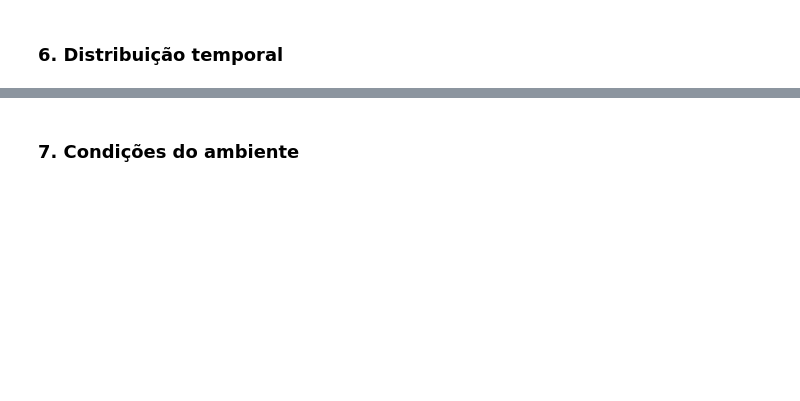
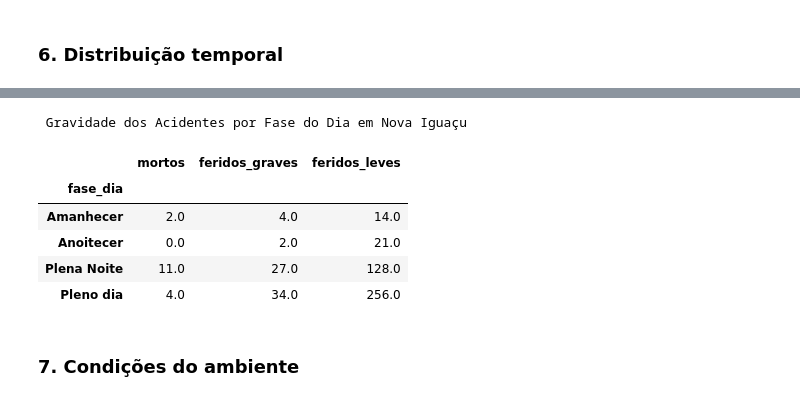
Before and after one commit to JoaoSchneiderr/Minera-o-de-Dados, a Jupyter notebook: notebooks/Getting_started_with_google_colab_ai.ipynb, the cells around one changed output, grey strips where cells are left out. Cells and saved outputs as stored; diff of their text form; code cells hidden in the pictures; blank space fills up the shorter version.

```diff
--- a/notebooks/Getting_started_with_google_colab_ai.ipynb
+++ b/notebooks/Getting_started_with_google_colab_ai.ipynb
@@ -72,7 +72,12 @@ dtype: int64
 # %% [markdown]
 ### 2. Gravidade dos acidentes por mês em Nova Iguaçu
 # %%
-print("\n Análise da Gravidade dos Acidentes por Mês em Nova Iguaçu (Média Mensal):")
+nova_iguacu_df['data_inversa'] = pd.to_datetime(nova_iguacu_df['data_inversa'])
+nova_iguacu_df['mês'] = nova_iguacu_df['data_inversa'].dt.month
+
+gravidade_mensal = nova_iguacu_df.groupby('mês')[['mortos', 'feridos_graves', 'feridos_leves', 'ilesos']].sum()
+
+print("\nAnálise da Gravidade dos Acidentes por Mês em Nova Iguaçu (Média Mensal):")
 avg_mortos_mes = gravidade_mensal['mortos'].mean()
 avg_feridos_graves_mes = gravidade_mensal['feridos_graves'].mean()
 avg_feridos_leves_mes = gravidade_mensal['feridos_leves'].mean()
@@ -83,7 +88,7 @@ total_feridos_graves_geral = gravidade_mensal['feridos_graves'].sum()
 total_feridos_leves_geral = gravidade_mensal['feridos_leves'].sum()
 total_ilesos_geral = gravidade_mensal['ilesos'].sum()
 
-print("\n Totais Gerais e Proporções (Ano de 2025) ")
+print("\nTotais Gerais e Proporções (Ano de 2025) ")
 total_mortos = total_mortos_geral
 total_feridos = total_feridos_graves_geral + total_feridos_leves_geral
 print(f"Total Geral de Mortos: {total_mortos:.0f}")
@@ -198,7 +347,21 @@ display(acidentes_por_fase_dia)
 # %%
 print("\n Gravidade dos Acidentes por Fase do Dia em Nova Iguaçu ")
+
+# Convert relevant columns to numeric, coercing errors to NaN
+nova_iguacu_df['mortos'] = pd.to_numeric(nova_iguacu_df['mortos'], errors='coerce')
+nova_iguacu_df['feridos_graves'] = pd.to_numeric(nova_iguacu_df['feridos_graves'], errors='coerce')
+nova_iguacu_df['feridos_leves'] = pd.to_numeric(nova_iguacu_df['feridos_leves'], errors='coerce')
+
 gravidade_por_fase_dia = nova_iguacu_df.groupby('fase_dia')[['mortos', 'feridos_graves', 'feridos_leves']].sum()
 display(gravidade_por_fase_dia)
+# %% [output]
+ Gravidade dos Acidentes por Fase do Dia em Nova Iguaçu
+|  | mortos | feridos_graves | feridos_leves |
+| fase_dia |  |  |  |
+| Amanhecer | 2.0 | 4.0 | 14.0 |
+| Anoitecer | 0.0 | 2.0 | 21.0 |
+| Plena Noite | 11.0 | 27.0 | 128.0 |
+| Pleno dia | 4.0 | 34.0 | 256.0 |
 # %% [markdown]
 ### 7. Condições do ambiente
 # %%
```
Also changed, not shown: parts of 32 cells of this notebook.
